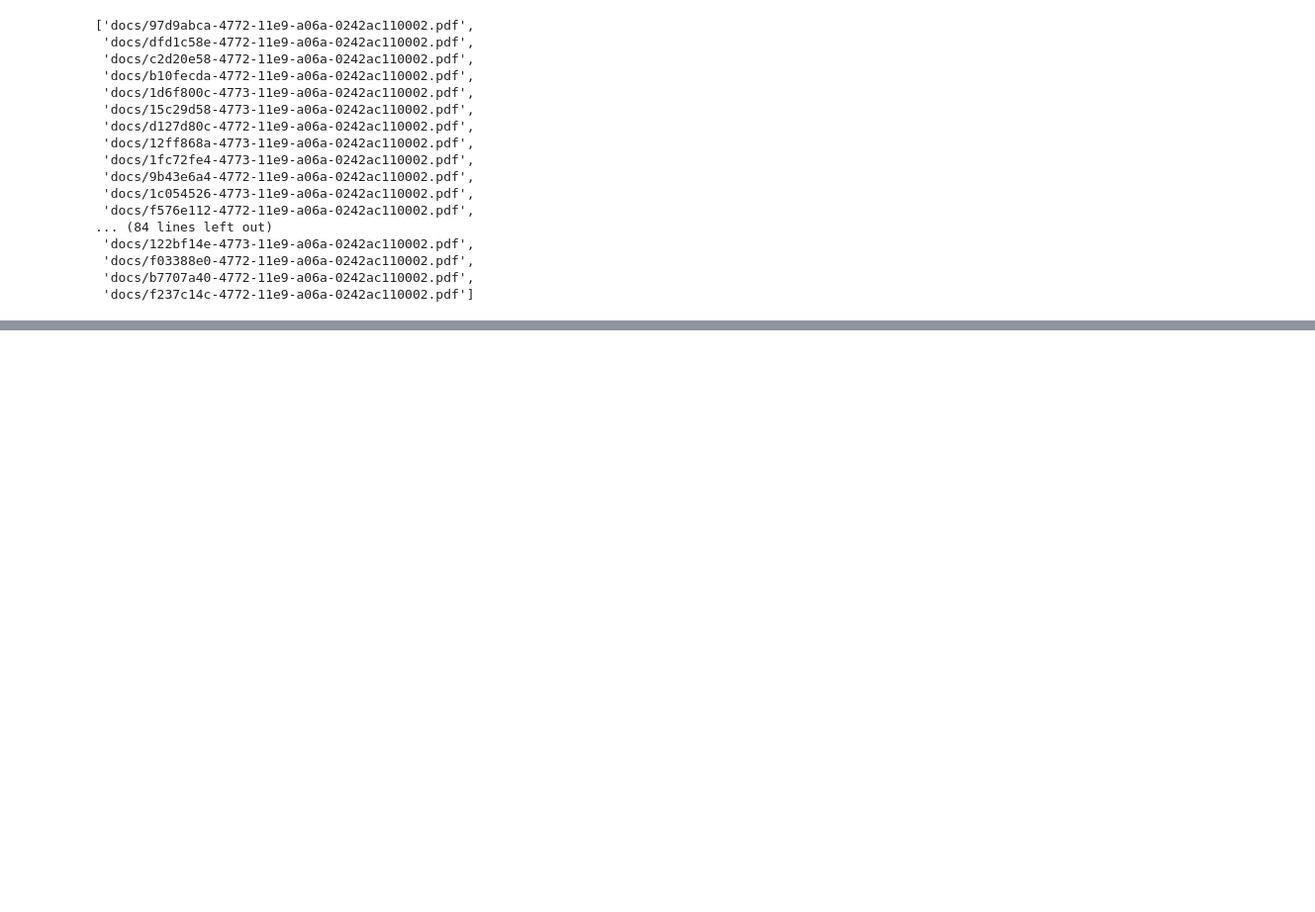
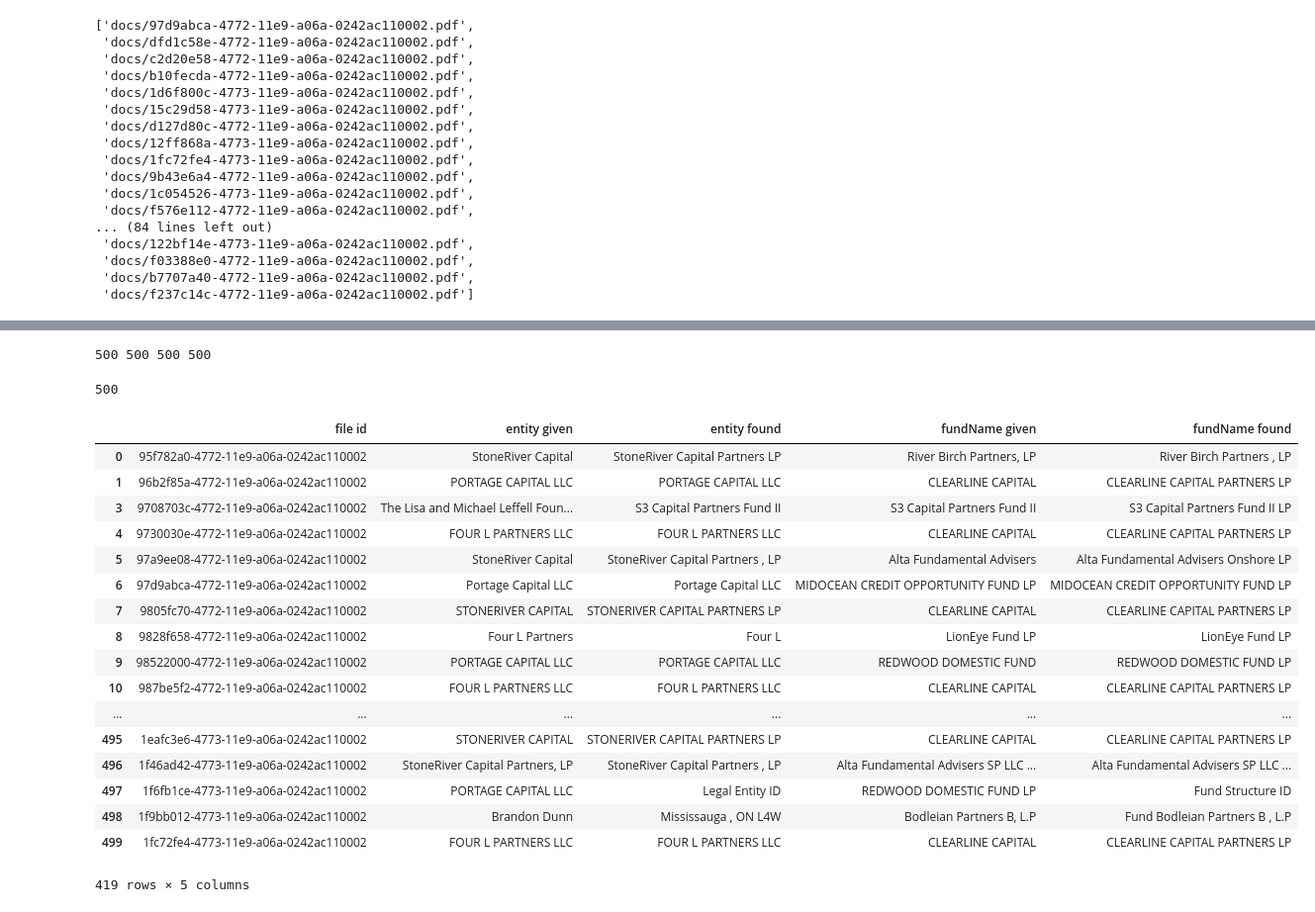
Before and after one commit to Aries0331/FinancialDataExtraction, a Jupyter notebook: Named Entity.ipynb, the cells around one changed output, grey strips where cells are left out. Shown at 99% size. Cells and saved outputs as stored; diff of their text form; code cells hidden in the pictures; blank space fills up the shorter version.

Commit message:
finish name entity

```diff
--- a/Named Entity.ipynb
+++ b/Named Entity.ipynb
@@ -278,0 +370,8 @@ name_df
+# %%
+for entity in entities:
+    urls = []
+    for url in search(entity, stop=5):
+        urls.append(url)
+    for url in urls:
+        if 'whalewisdom' in url:
+            print(url)
@@ -278,0 +475,49 @@ name_df
+# %%
+entity_list = []
+fundName_list = []
+entity_found = []
+fundName_found = []
+for item in extracted_data:
+    id_ = item['id']
+    entity_list.append(item.get('entity'))
+    fundName_list.append(item.get('fundName'))
+    if entity_and_fundName.get(id_):
+        entity_found.append(entity_and_fundName[id_].get('entity'))
+        fundName_found.append(entity_and_fundName[id_].get('fundName'))
+    else:
+        entity_found.append('')
+        fundName_found.append('')
+# %%
+print(len(entity_list), len(entity_found), len(fundName_list), len(fundName_found))
+# %% [output]
+500 500 500 500
+# %%
+all_ = [item['id'] for item in extracted_data]
+# %%
+len(all_)
+# %% [output]
+500
+# %%
+name_entity_df = pd.DataFrame([all_, entity_list, entity_found, fundName_list, fundName_found]).T
+name_entity_df.columns = ['file id', 'entity given', 'entity found', 'fundName given', 'fundName found']
+# %%
+name_entity_df[name_entity_df['entity found']!='']
+# %% [output]
+|  | file id | entity given | entity found | fundName given | fundName found |
+| 0 | 95f782a0-4772-11e9-a06a-0242ac110002 | StoneRiver Capital | StoneRiver Capital Partners LP | River Birch Partners, LP | River Birch Partners , LP |
+| 1 | 96b2f85a-4772-11e9-a06a-0242ac110002 | PORTAGE CAPITAL LLC | PORTAGE CAPITAL LLC | CLEARLINE CAPITAL | CLEARLINE CAPITAL PARTNERS LP |
+| 3 | 9708703c-4772-11e9-a06a-0242ac110002 | The Lisa and Michael Leffell Foun... | S3 Capital Partners Fund II | S3 Capital Partners Fund II | S3 Capital Partners Fund II LP |
+| 4 | 9730030e-4772-11e9-a06a-0242ac110002 | FOUR L PARTNERS LLC | FOUR L PARTNERS LLC | CLEARLINE CAPITAL | CLEARLINE CAPITAL PARTNERS LP |
+| 5 | 97a9ee08-4772-11e9-a06a-0242ac110002 | StoneRiver Capital | StoneRiver Capital Partners , LP | Alta Fundamental Advisers | Alta Fundamental Advisers Onshore LP |
+| 6 | 97d9abca-4772-11e9-a06a-0242ac110002 | Portage Capital LLC | Portage Capital LLC | MIDOCEAN CREDIT OPPORTUNITY FUND LP | MIDOCEAN CREDIT OPPORTUNITY FUND LP |
+| 7 | 9805fc70-4772-11e9-a06a-0242ac110002 | STONERIVER CAPITAL | STONERIVER CAPITAL PARTNERS LP | CLEARLINE CAPITAL | CLEARLINE CAPITAL PARTNERS LP |
+| 8 | 9828f658-4772-11e9-a06a-0242ac110002 | Four L Partners | Four L | LionEye Fund LP | LionEye Fund LP |
+| 9 | 98522000-4772-11e9-a06a-0242ac110002 | PORTAGE CAPITAL LLC | PORTAGE CAPITAL LLC | REDWOOD DOMESTIC FUND | REDWOOD DOMESTIC FUND LP |
+| 10 | 987be5f2-4772-11e9-a06a-0242ac110002 | FOUR L PARTNERS LLC | FOUR L PARTNERS LLC | CLEARLINE CAPITAL | CLEARLINE CAPITAL PARTNERS LP |
+| ... | ... | ... | ... | ... | ... |
+| 495 | 1eafc3e6-4773-11e9-a06a-0242ac110002 | STONERIVER CAPITAL | STONERIVER CAPITAL PARTNERS LP | CLEARLINE CAPITAL | CLEARLINE CAPITAL PARTNERS LP |
+| 496 | 1f46ad42-4773-11e9-a06a-0242ac110002 | StoneRiver Capital Partners, LP | StoneRiver Capital Partners , LP | Alta Fundamental Advisers SP LLC ... | Alta Fundamental Advisers SP LLC ... |
+| 497 | 1f6fb1ce-4773-11e9-a06a-0242ac110002 | PORTAGE CAPITAL LLC | Legal Entity ID | REDWOOD DOMESTIC FUND LP | Fund Structure ID |
+| 498 | 1f9bb012-4773-11e9-a06a-0242ac110002 | Brandon Dunn | Mississauga , ON L4W | Bodleian Partners B, L.P | Fund Bodleian Partners B , L.P |
+| 499 | 1fc72fe4-4773-11e9-a06a-0242ac110002 | FOUR L PARTNERS LLC | FOUR L PARTNERS LLC | CLEARLINE CAPITAL | CLEARLINE CAPITAL PARTNERS LP |
+419 rows × 5 columns
```
Also changed, not shown: parts of 16 cells of this notebook, 1 other file.
